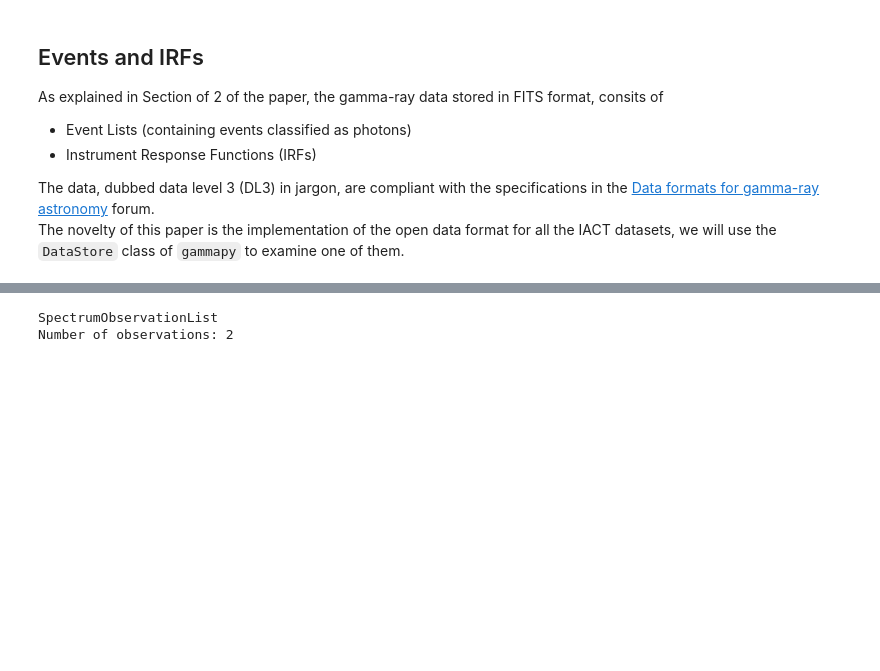
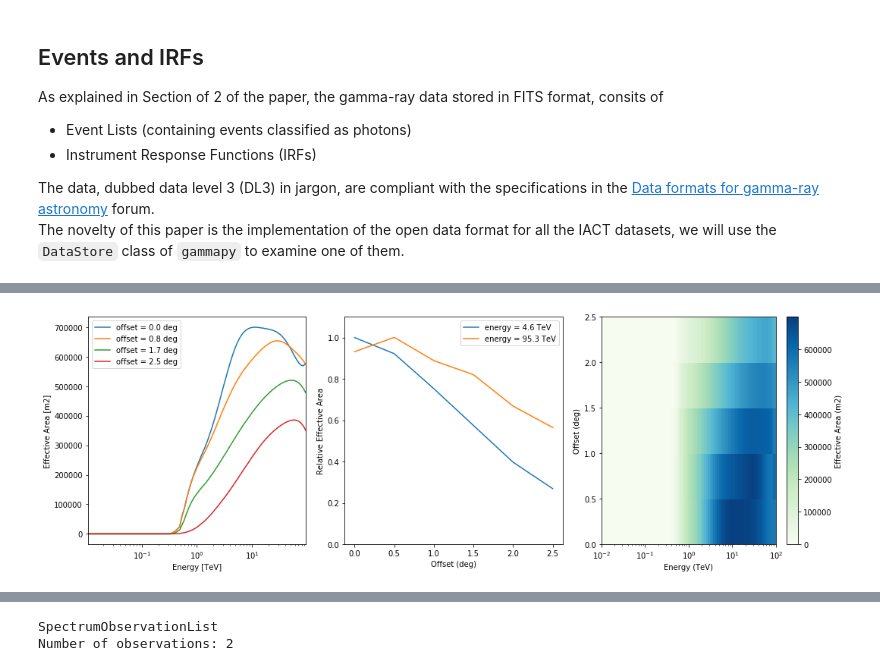
Before and after one commit to open-gamma-ray-astro/joint-crab, a Jupyter notebook: 1_data.ipynb, the cells around one changed output, grey strips where cells are left out. Saved outputs shown, nothing was run; the diff lists cells and outputs as text; code cells hidden in the pictures; blank space fills up the shorter version.

```diff
--- a/1_data.ipynb
+++ b/1_data.ipynb
@@ -111,0 +116,5 @@ bkg_estimate.plot(add_legend=True)
+# %%
+aeff = EffectiveAreaTable2D.read(dl3_file, hdu="aeff")
+aeff.peek()
+# %% [output]
+[figure, added]
```
Also changed, not shown: parts of 25 cells of this notebook.
